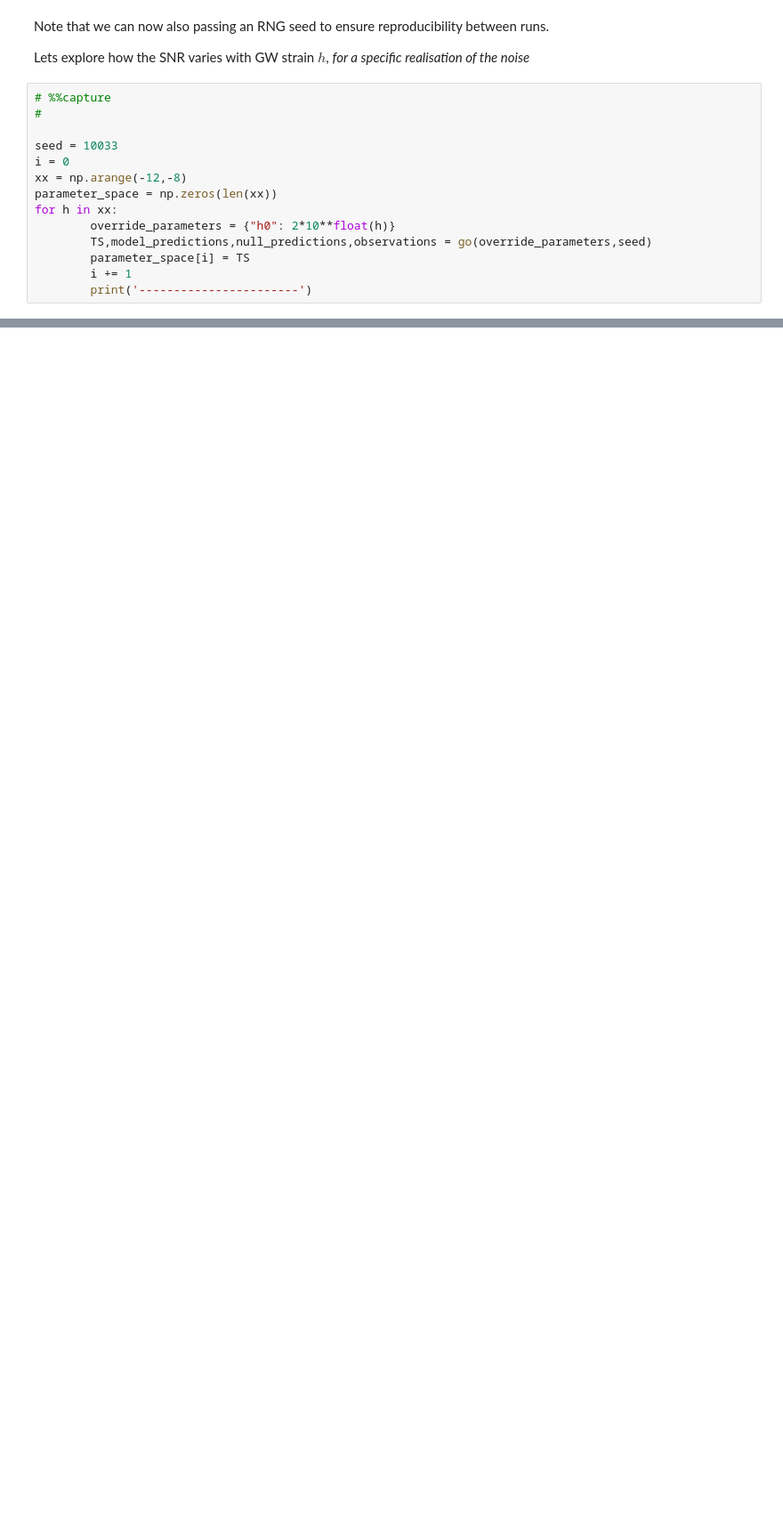
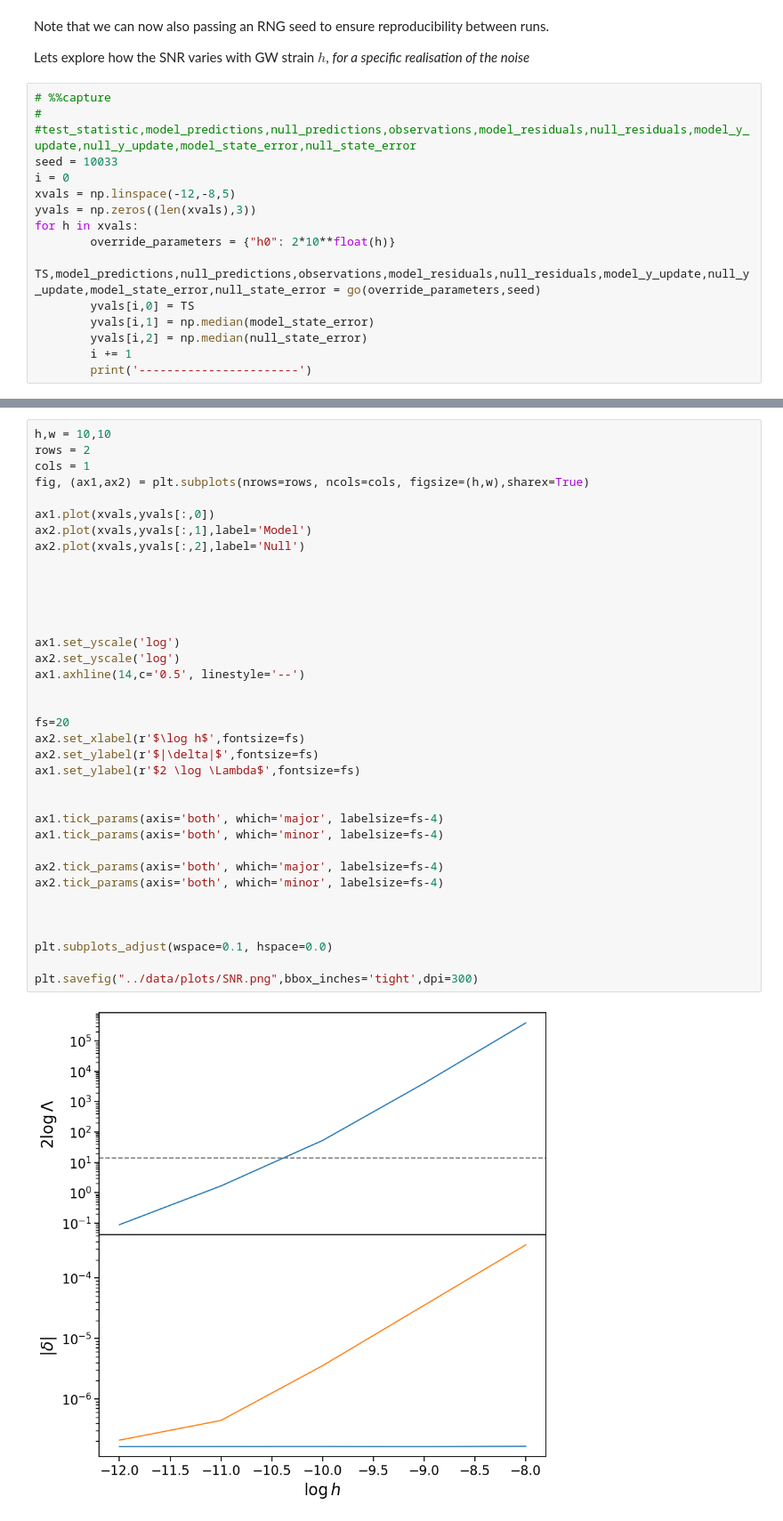
Before and after one commit to tomkimpson/PulsarKF, a Jupyter notebook: notebooks/GW-Detection-with-UKF.ipynb, the cells around one changed output, grey strips where cells are left out. Shown at 89% size. Drawn from its saved outputs; the diff is of its cells as text; blank space fills up the shorter version.

```diff
--- a/notebooks/GW-Detection-with-UKF.ipynb
+++ b/notebooks/GW-Detection-with-UKF.ipynb
@@ -532,15 +541,17 @@ Lets explore how the SNR varies with GW strain $h$, _for a specific realisation
 # %%
 # %%capture
 #
-
+#test_statistic,model_predictions,null_predictions,observations,model_residuals,null_residuals,model_y_update,null_y_update,model_state_error,null_state_error
 seed = 10033
 i = 0
-xx = np.arange(-12,-8)
-parameter_space = np.zeros(len(xx))
-for h in xx:
+xvals = np.linspace(-12,-8,5)
+yvals = np.zeros((len(xvals),3))
+for h in xvals:
         override_parameters = {"h0": 2*10**float(h)}
-        TS,model_predictions,null_predictions,observations = go(override_parameters,seed)
-        parameter_space[i] = TS
+        TS,model_predictions,null_predictions,observations,model_residuals,null_residuals,model_y_update,null_y_update,model_state_error,null_state_error = go(override_parameters,seed)
+        yvals[i,0] = TS
+        yvals[i,1] = np.median(model_state_error)
+        yvals[i,2] = np.median(null_state_error)
         i += 1
         print('-----------------------')
 # %% [output]
@@ -607,3 +575,41 @@ plt.yscale('log')
+# %%
+h,w = 10,10
+rows = 2
+cols = 1
+fig, (ax1,ax2) = plt.subplots(nrows=rows, ncols=cols, figsize=(h,w),sharex=True)
+
+ax1.plot(xvals,yvals[:,0])
+ax2.plot(xvals,yvals[:,1],label='Model')
+ax2.plot(xvals,yvals[:,2],label='Null')
+
+
+
+
+
+ax1.set_yscale('log')
+ax2.set_yscale('log')
+ax1.axhline(14,c='0.5', linestyle='--')
+
+
+fs=20
+ax2.set_xlabel(r'$\log h$',fontsize=fs)
+ax2.set_ylabel(r'$|\delta|$',fontsize=fs)
+ax1.set_ylabel(r'$2 \log \Lambda$',fontsize=fs)
+
+
+ax1.tick_params(axis='both', which='major', labelsize=fs-4)
+ax1.tick_params(axis='both', which='minor', labelsize=fs-4)
+
+ax2.tick_params(axis='both', which='major', labelsize=fs-4)
+ax2.tick_params(axis='both', which='minor', labelsize=fs-4)
+
+
+
+plt.subplots_adjust(wspace=0.1, hspace=0.0)
+
+plt.savefig("../data/plots/SNR.png",bbox_inches='tight',dpi=300)
+# %% [output]
+[figure, added]
 # %% [markdown]
 ---
 
```
Also changed, not shown: parts of 19 cells of this notebook, 7 other files.
